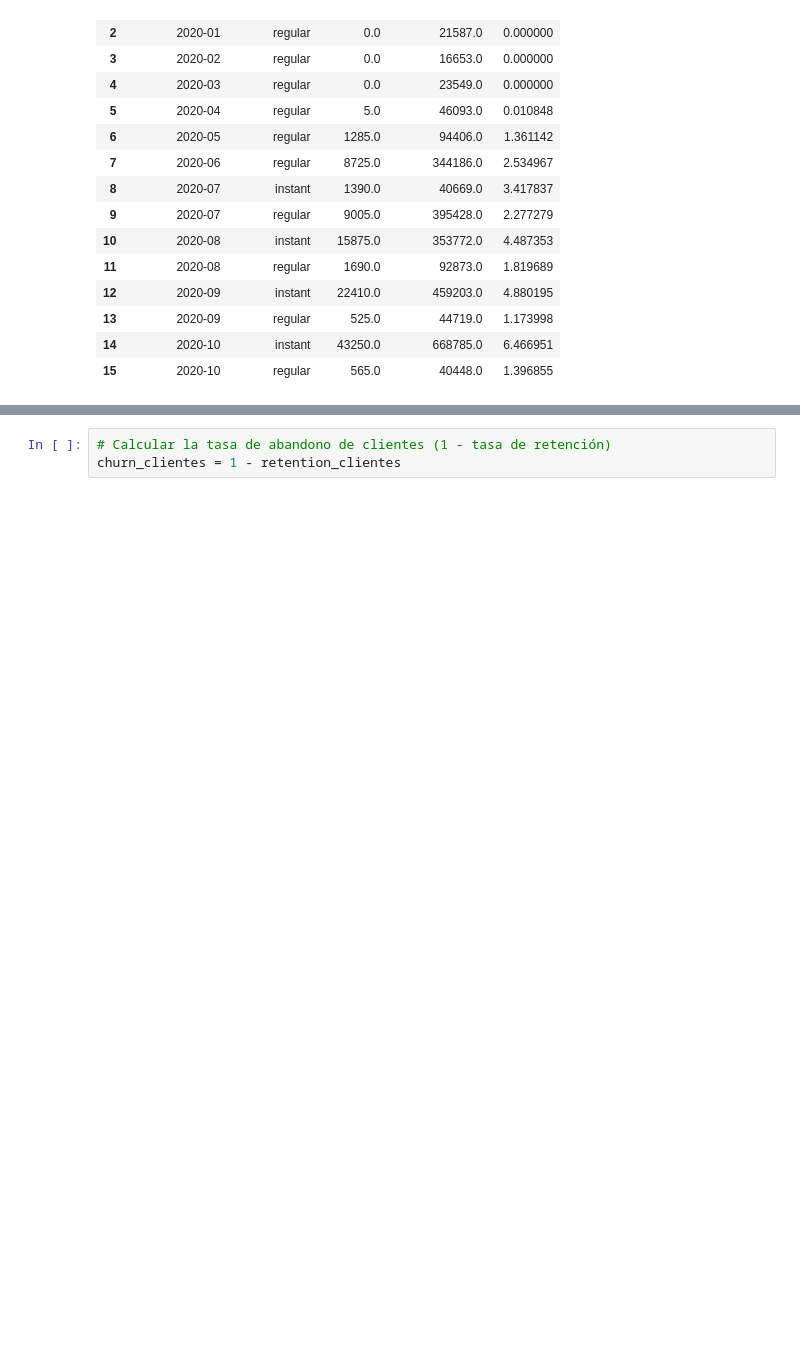
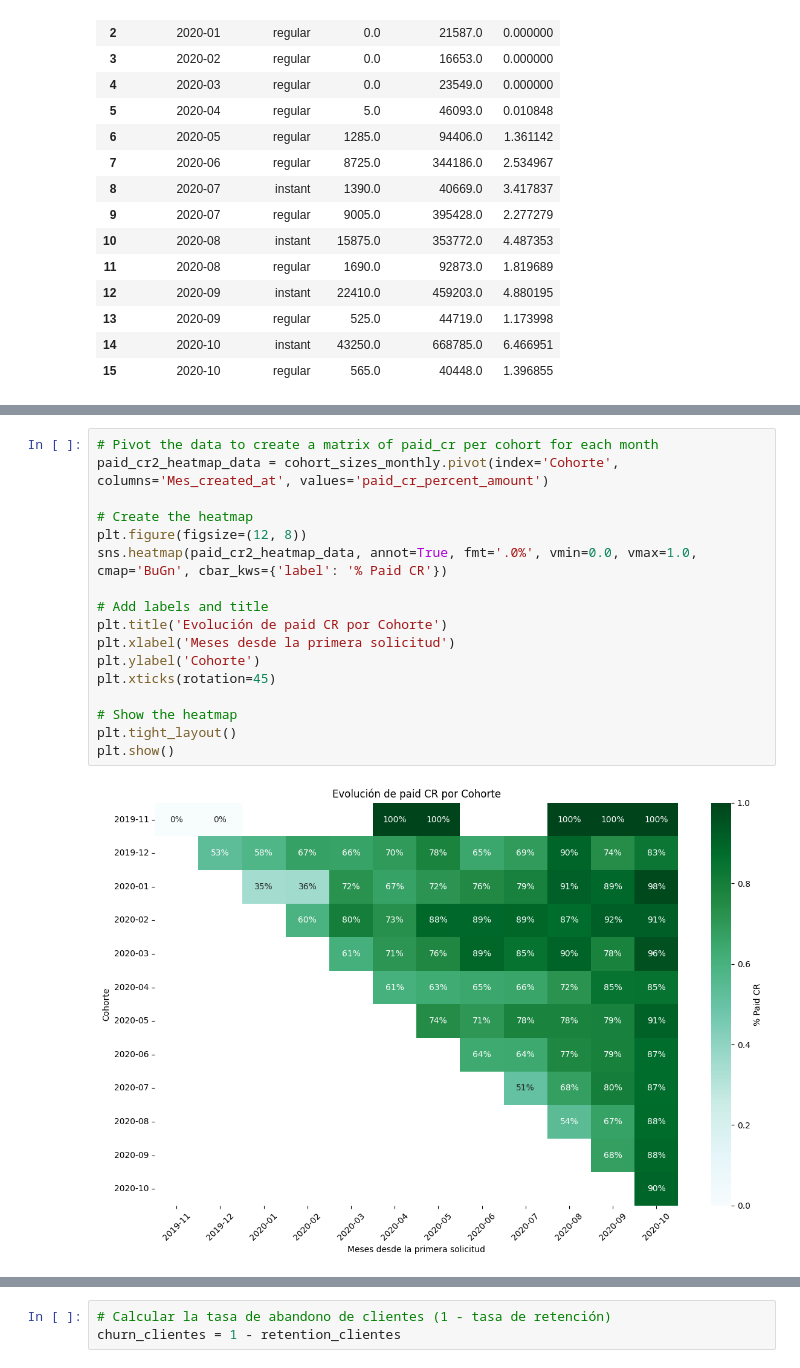
Before and after one commit to albagd77/Pasta-Loca---Proyecto-para-curso-Data-Scientist-UOC, a Jupyter notebook: analysis_ale.ipynb, the cells around one changed output, grey strips where cells are left out. Cells and saved outputs as stored; diff of their text form; blank space fills up the shorter version.

```diff
--- a/analysis_ale.ipynb
+++ b/analysis_ale.ipynb
@@ -231,3 +260,22 @@ plt.show()
+# %%
+# Pivot the data to create a matrix of paid_cr per cohort for each month
+paid_cr2_heatmap_data = cohort_sizes_monthly.pivot(index='Cohorte', columns='Mes_created_at', values='paid_cr_percent_amount')
+
+# Create the heatmap
+plt.figure(figsize=(12, 8))
+sns.heatmap(paid_cr2_heatmap_data, annot=True, fmt='.0%', vmin=0.0, vmax=1.0, cmap='BuGn', cbar_kws={'label': '% Paid CR'})
+
+# Add labels and title
+plt.title('Evolución de paid CR por Cohorte')
+plt.xlabel('Meses desde la primera solicitud')
+plt.ylabel('Cohorte')
+plt.xticks(rotation=45)
+
+# Show the heatmap
+plt.tight_layout()
+plt.show()
+# %% [output]
+[figure, added]
 # %%
 cohort_ltv_monthly = df_jo.groupby(['Cohorte', 'Mes_created_at']).agg(
     Total_Fees=('total_amount', 'sum'),
```
Also changed, not shown: parts of 11 cells of this notebook.
